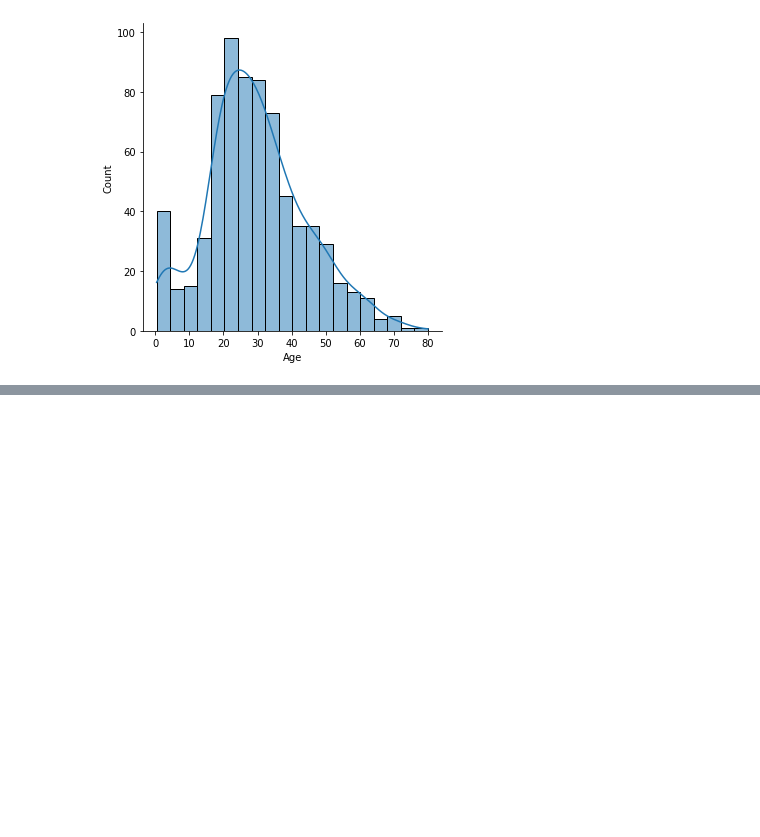
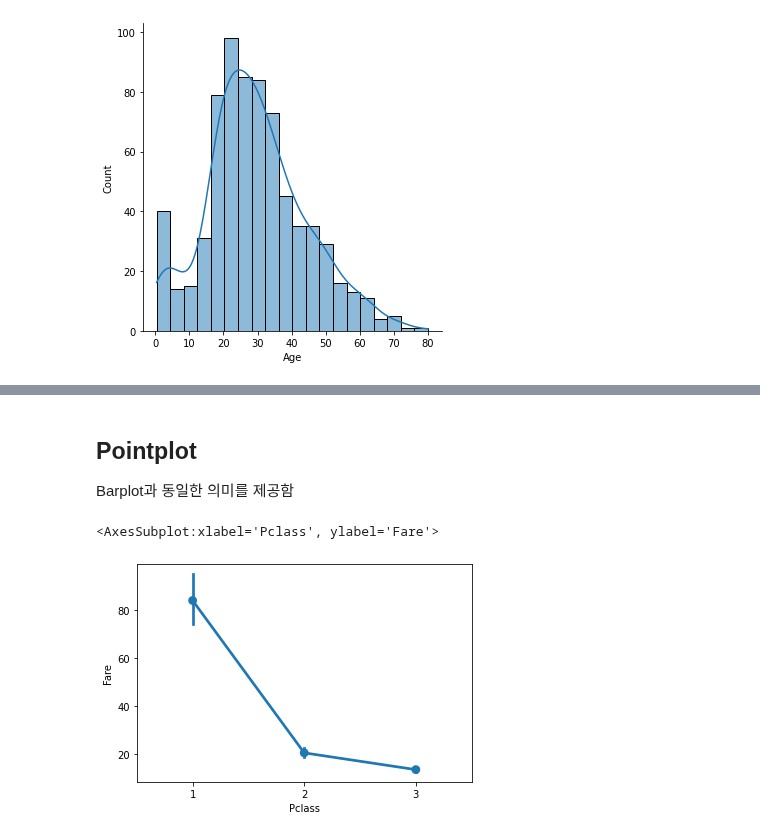
Before and after one commit to yyc9337/Deep-Learning, a Jupyter notebook: 머신러닝-딥러닝 문제 해결 전략/주요 시각화 그래프/수치형 데이터 시각화.ipynb, the cells around one changed output, grey strips where cells are left out. Saved outputs shown, nothing was run; the diff lists cells and outputs as text; code cells hidden in the pictures; blank space fills up the shorter version.

```diff
--- a/머신러닝-딥러닝 문제 해결 전략/주요 시각화 그래프/수치형 데이터 시각화.ipynb
+++ b/머신러닝-딥러닝 문제 해결 전략/주요 시각화 그래프/수치형 데이터 시각화.ipynb
@@ -65,0 +73,9 @@ sns.displot(data = df, x = 'Age', kde = True)
+# %% [markdown]
+## Pointplot
+
+Barplot과 동일한 의미를 제공함
+# %%
+aa = sns.pointplot(x = 'Pclass', y = 'Fare', data = df)
+# %% [output]
+<AxesSubplot:xlabel='Pclass', ylabel='Fare'>
+[figure, added]
```
Also changed, not shown: parts of 2 cells of this notebook.
